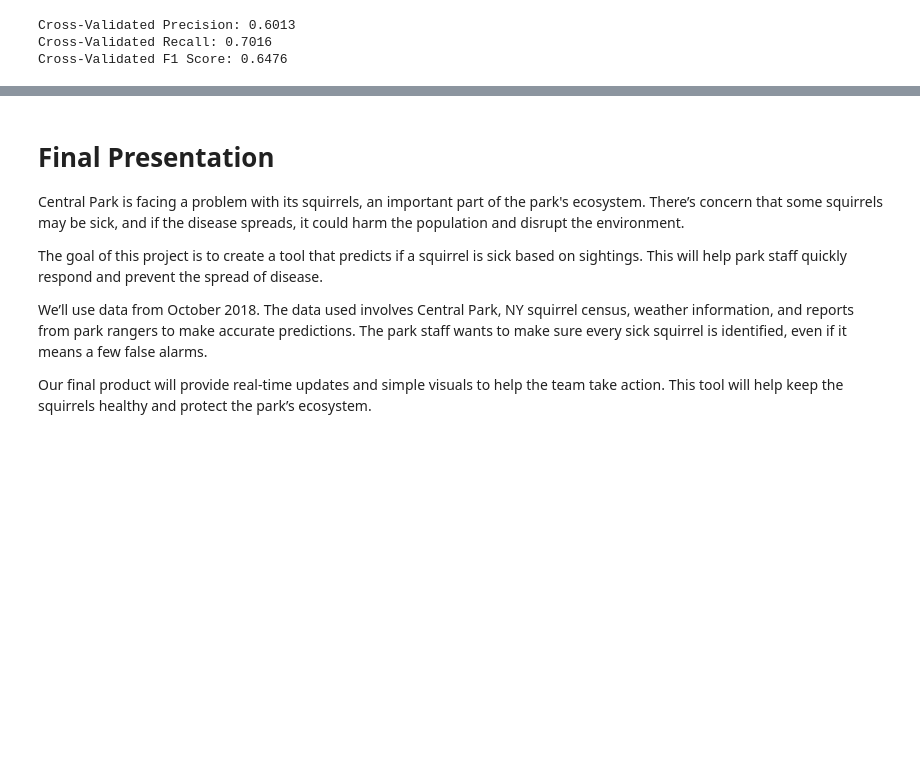
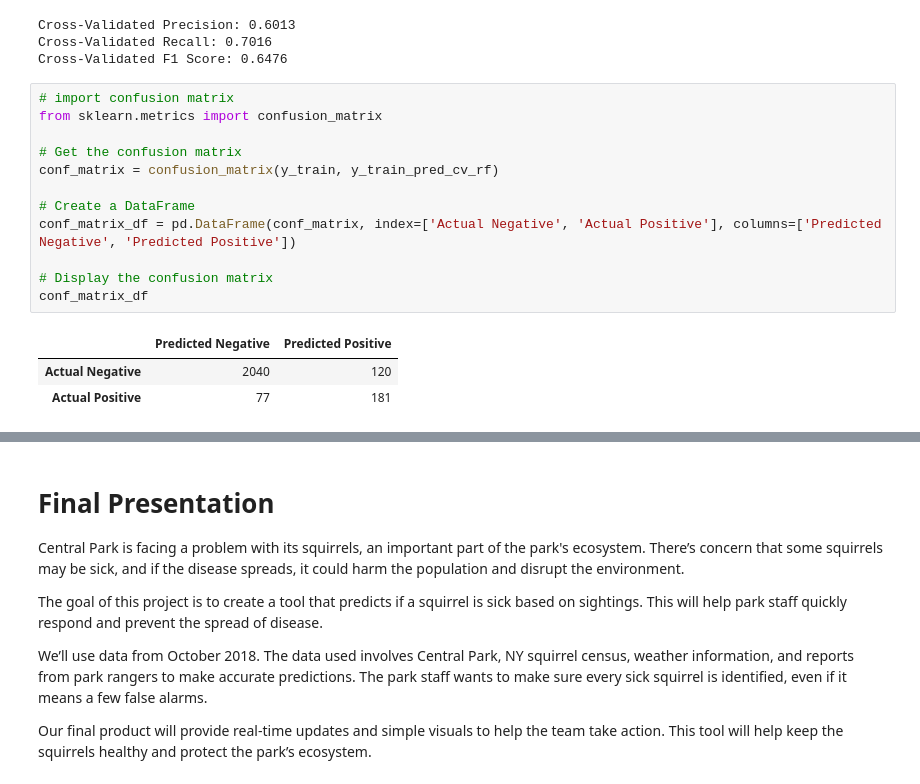
Before and after one commit to denibravo/SquirrelDiseasePrediction, a Jupyter notebook: Nutosis.ipynb, the cells around one changed output, grey strips where cells are left out. Drawn from its saved outputs; the diff is of its cells as text; blank space fills up the shorter version.

```diff
--- a/Nutosis.ipynb
+++ b/Nutosis.ipynb
@@ -2027,3 +2016,19 @@ print(f"Cross-Validated F1 Score: {f1_cv_rf:.4f}")
 Cross-Validated Precision: 0.6013
 Cross-Validated Recall: 0.7016
 Cross-Validated F1 Score: 0.6476
+# %%
+# import confusion matrix
+from sklearn.metrics import confusion_matrix
+
+# Get the confusion matrix
+conf_matrix = confusion_matrix(y_train, y_train_pred_cv_rf)
+
+# Create a DataFrame
+conf_matrix_df = pd.DataFrame(conf_matrix, index=['Actual Negative', 'Actual Positive'], columns=['Predicted Negative', 'Predicted Positive'])
+
+# Display the confusion matrix
+conf_matrix_df
+# %% [output]
+|  | Predicted Negative | Predicted Positive |
+| Actual Negative | 2040 | 120 |
+| Actual Positive | 77 | 181 |
```
Also changed, not shown: parts of 5 cells of this notebook.
